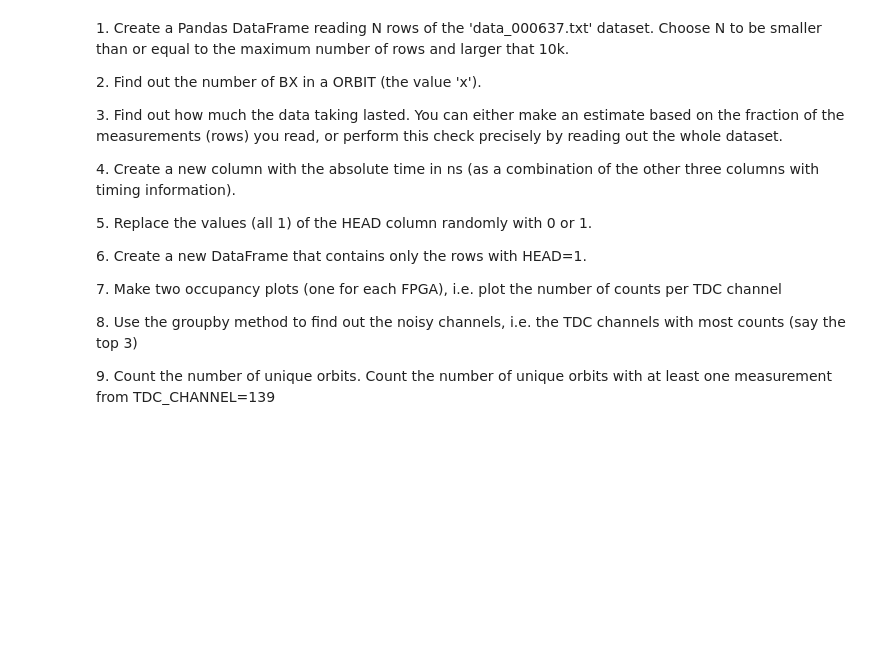
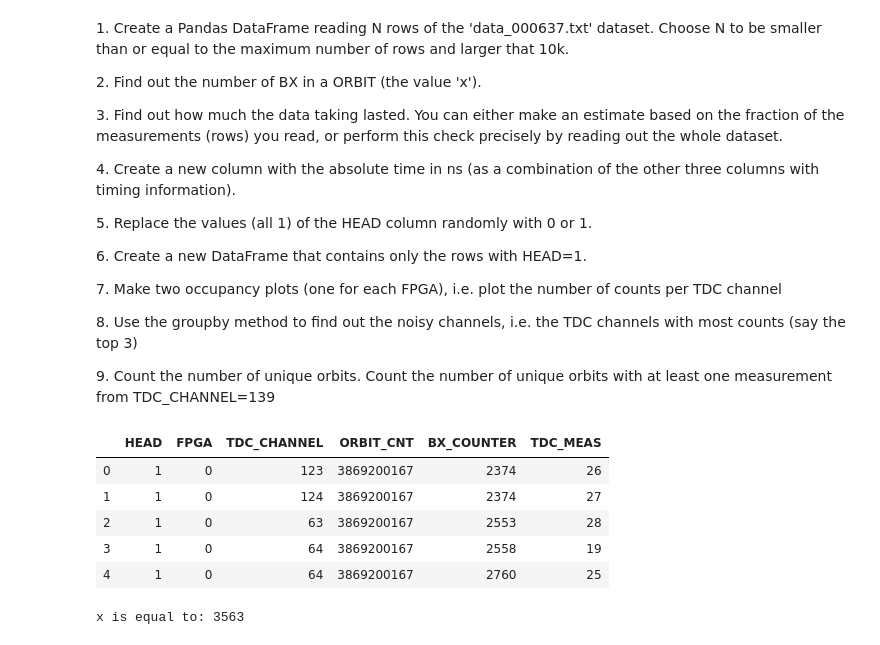
Before and after one commit to pasinfrancesco/LaboratoryOfComputationalPhysics_Y3, a Jupyter notebook: 05ex_Pandas.ipynb, the cells around one changed output. Cells and saved outputs as stored; diff of their text form; code cells hidden in the pictures; blank space fills up the shorter version.

```diff
--- a/05ex_Pandas.ipynb
+++ b/05ex_Pandas.ipynb
@@ -25,0 +34,25 @@ This exercise consists in analyzing a dataset containg timing information from a
+# %%
+#Ex 1
+
+#I use the entire file to create the dataframe
+path = "C:/Users/franc/OneDrive/Desktop/Unipd/Magistrale/Terzo semestre/High Level Programming/data/data_000637.txt"
+df = pd.read_csv(path)
+N = len(df)
+
+#check
+df.head()
+# %% [output]
+|  | HEAD | FPGA | TDC_CHANNEL | ORBIT_CNT | BX_COUNTER | TDC_MEAS |
+| 0 | 1 | 0 | 123 | 3869200167 | 2374 | 26 |
+| 1 | 1 | 0 | 124 | 3869200167 | 2374 | 27 |
+| 2 | 1 | 0 | 63 | 3869200167 | 2553 | 28 |
+| 3 | 1 | 0 | 64 | 3869200167 | 2558 | 19 |
+| 4 | 1 | 0 | 64 | 3869200167 | 2760 | 25 |
+# %%
+#Ex 2
+
+#find the maximum (update value) over the BX_COUNTER column
+x = max(df['BX_COUNTER'])
+print("x is equal to:", x)
+# %% [output]
+x is equal to: 3563
```
Also changed, not shown: parts of 8 cells of this notebook.
